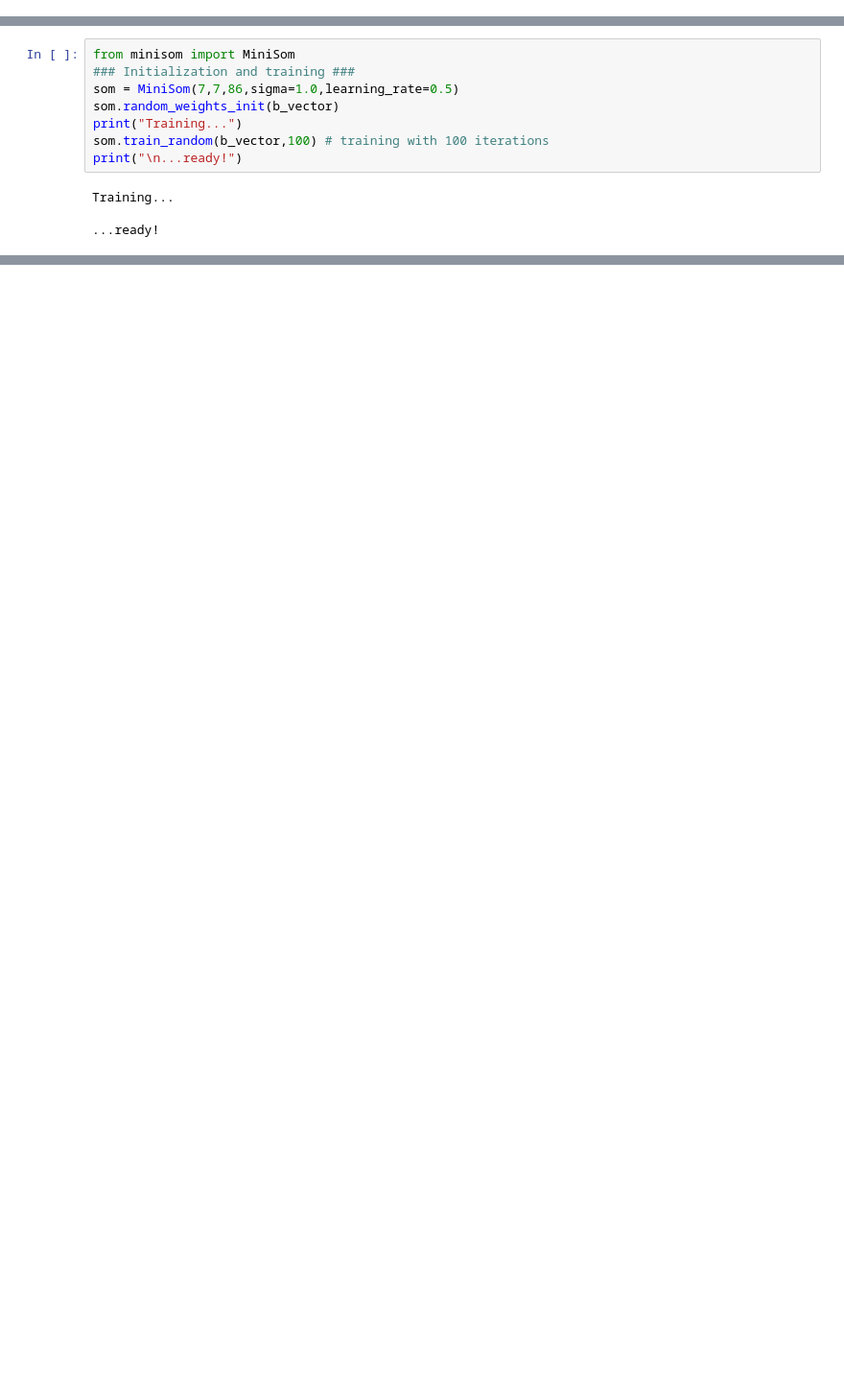
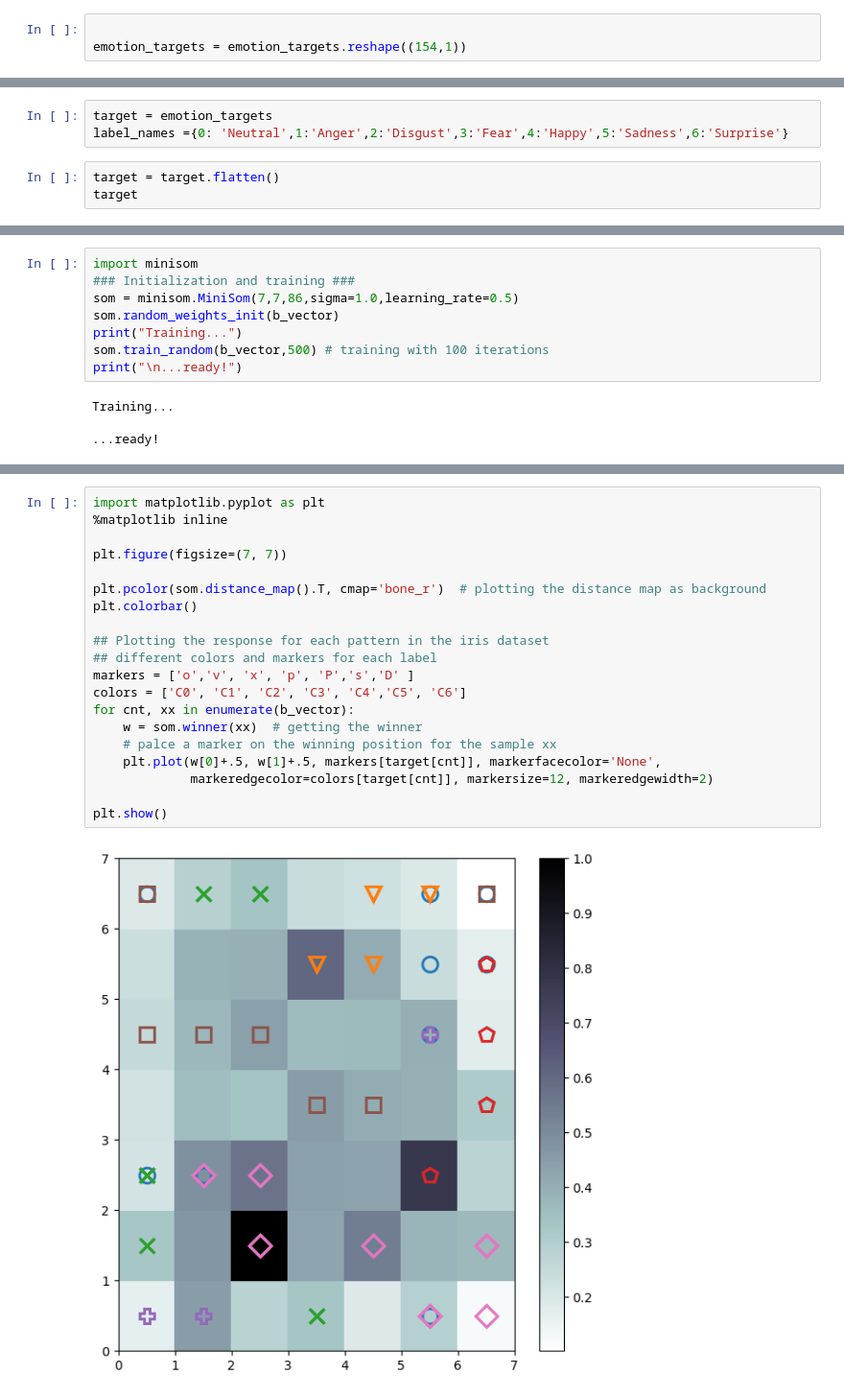
Before and after one commit to aliciaamaliaalvarezmon/SynthesisEmotions, a Jupyter notebook: Notebook/Expression Map.ipynb, the cells around one changed output, grey strips where cells are left out. Shown at 96% size. Drawn from its saved outputs; the diff is of its cells as text; blank space fills up the shorter version.

```diff
--- a/Notebook/Expression Map.ipynb
+++ b/Notebook/Expression Map.ipynb
@@ -80,0 +66,3 @@ b_vector = np.concatenate((b_vector, b_texture), axis = 1)
+# %%
+
+emotion_targets = emotion_targets.reshape((154,1))
@@ -80,0 +74,6 @@ b_vector = np.concatenate((b_vector, b_texture), axis = 1)
+# %%
+target = emotion_targets
+label_names ={0: 'Neutral',1:'Anger',2:'Disgust',3:'Fear',4:'Happy',5:'Sadness',6:'Surprise'}
+# %%
+target = target.flatten()
+target
@@ -81,10 +88,10 @@ b_vector = np.concatenate((b_vector, b_texture), axis = 1)
 # %%
-from minisom import MiniSom
+import minisom
 ### Initialization and training ###
-som = MiniSom(7,7,86,sigma=1.0,learning_rate=0.5)
+som = minisom.MiniSom(7,7,86,sigma=1.0,learning_rate=0.5)
 som.random_weights_init(b_vector)
 print("Training...")
-som.train_random(b_vector,100) # training with 100 iterations
+som.train_random(b_vector,500) # training with 100 iterations
 print("\n...ready!")
 # %% [output]
 Training...
@@ -92,0 +104,22 @@ Training...
+# %%
+import matplotlib.pyplot as plt
+%matplotlib inline
+
+plt.figure(figsize=(7, 7))
+
+plt.pcolor(som.distance_map().T, cmap='bone_r')  # plotting the distance map as background
+plt.colorbar()
+
+## Plotting the response for each pattern in the iris dataset
+## different colors and markers for each label
+markers = ['o','v', 'x', 'p', 'P','s','D' ]
+colors = ['C0', 'C1', 'C2', 'C3', 'C4','C5', 'C6']
+for cnt, xx in enumerate(b_vector):
+    w = som.winner(xx)  # getting the winner
+    # palce a marker on the winning position for the sample xx
+    plt.plot(w[0]+.5, w[1]+.5, markers[target[cnt]], markerfacecolor='None',
+             markeredgecolor=colors[target[cnt]], markersize=12, markeredgewidth=2)
+
+plt.show()
+# %% [output]
+[figure, added]
```
Also changed, not shown: parts of 16 cells of this notebook, 1 other file.
